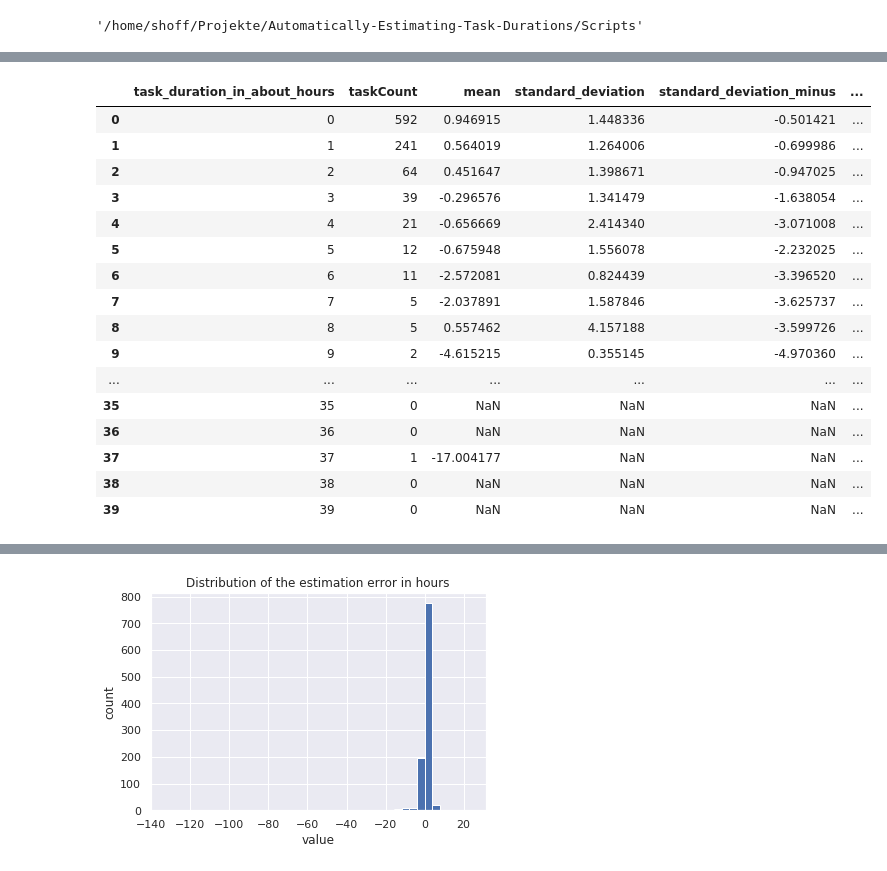
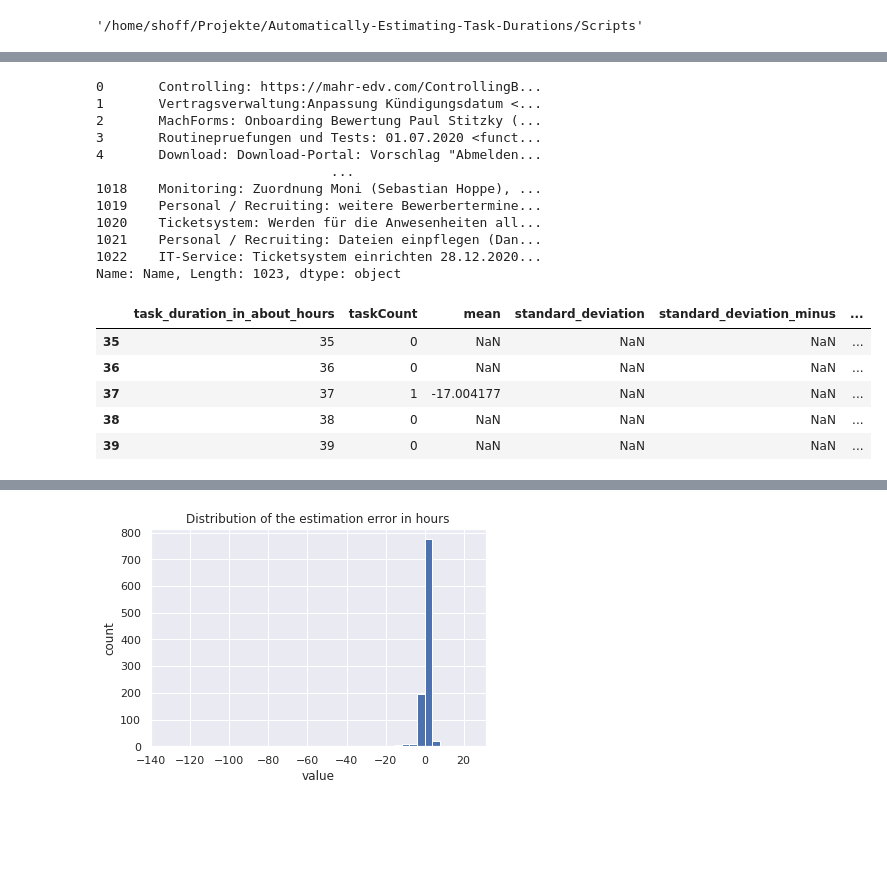
Before and after one commit to stho32/Automatically-Estimating-Task-Durations, a Jupyter notebook: Scripts/Algorithm_review.ipynb, the cells around one changed output, grey strips where cells are left out. Cells and saved outputs as stored; diff of their text form; code cells hidden in the pictures; blank space fills up the shorter version.

```diff
--- a/Scripts/Algorithm_review.ipynb
+++ b/Scripts/Algorithm_review.ipynb
@@ -20,6 +21,7 @@ df['EstimationErrorInSeconds'] = df.apply (lambda row: row["EstimateInSeconds"]
 df['DurationInHours'] = df.apply (lambda row: row["DurationInSeconds"]/60/60, axis=1)
 df['DurationAsHour'] = df.apply (lambda row: round(row["DurationInSeconds"]/60/60,0), axis=1)
 df['EstimationErrorInHours'] = df.apply (lambda row: (row["EstimateInSeconds"] - row["DurationInSeconds"])/60/60, axis=1)
+df['Name'] = df.apply (lambda row: str(uuid.uuid4()) + " " + row["Name"], axis=1)
 df.tail(1)
 # %% [output]
 |  | Name | Column | Color | Time spent | DurationInSeconds | EstimateInSeconds | EstimationErrorInSeconds | ... |
@@ -27,36 +29,40 @@ df.tail(1)
+# %%
+df["Name"]
+# %% [output]
+0       Controlling: https://mahr-edv.com/ControllingB...
+1       Vertragsverwaltung:Anpassung Kündigungsdatum <...
+2       MachForms: Onboarding Bewertung Paul Stitzky (...
+3       Routinepruefungen und Tests: 01.07.2020 <funct...
+4       Download: Download-Portal: Vorschlag "Abmelden...
+                              ...
+1018    Monitoring: Zuordnung Moni (Sebastian Hoppe), ...
+1019    Personal / Recruiting: weitere Bewerbertermine...
+1020    Ticketsystem: Werden für die Anwesenheiten all...
+1021    Personal / Recruiting: Dateien einpflegen (Dan...
+1022    IT-Service: Ticketsystem einrichten 28.12.2020...
+Name: Name, Length: 1023, dtype: object
 # %%
 result = list()
 
 for i in range(0,40):
     taskCount=len(df[df["DurationAsHour"]==i])
     mean = df[df["DurationAsHour"]==i]["EstimationErrorInHours"].mean()
     standard_deviation = df[df["DurationAsHour"]==i]["EstimationErrorInHours"].std()
     standard_deviation_minus = mean - standard_deviation
     standard_deviation_plus = mean + standard_deviation
     result.append(dict (
         task_duration_in_about_hours = i,
         taskCount = taskCount,
         mean = mean,
         standard_deviation = standard_deviation,
         standard_deviation_minus = standard_deviation_minus,
         standard_deviation_plus = standard_deviation_plus
     ))
 
 error_distribution = pd.DataFrame(result)
-error_distribution
+error_distribution.tail(5)
 # %% [output]
 |  | task_duration_in_about_hours | taskCount | mean | standard_deviation | standard_deviation_minus | ... |
-| 0 | 0 | 592 | 0.946915 | 1.448336 | -0.501421 | ... |
-| 1 | 1 | 241 | 0.564019 | 1.264006 | -0.699986 | ... |
-| 2 | 2 | 64 | 0.451647 | 1.398671 | -0.947025 | ... |
-| 3 | 3 | 39 | -0.296576 | 1.341479 | -1.638054 | ... |
-| 4 | 4 | 21 | -0.656669 | 2.414340 | -3.071008 | ... |
-| 5 | 5 | 12 | -0.675948 | 1.556078 | -2.232025 | ... |
-| 6 | 6 | 11 | -2.572081 | 0.824439 | -3.396520 | ... |
-| 7 | 7 | 5 | -2.037891 | 1.587846 | -3.625737 | ... |
-| 8 | 8 | 5 | 0.557462 | 4.157188 | -3.599726 | ... |
-| 9 | 9 | 2 | -4.615215 | 0.355145 | -4.970360 | ... |
-| ... | ... | ... | ... | ... | ... | ... |
 | 35 | 35 | 0 | NaN | NaN | NaN | ... |
 | 36 | 36 | 0 | NaN | NaN | NaN | ... |
 | 37 | 37 | 1 | -17.004177 | NaN | NaN | ... |
```
Also changed, not shown: parts of 4 cells of this notebook, 45 other files.
